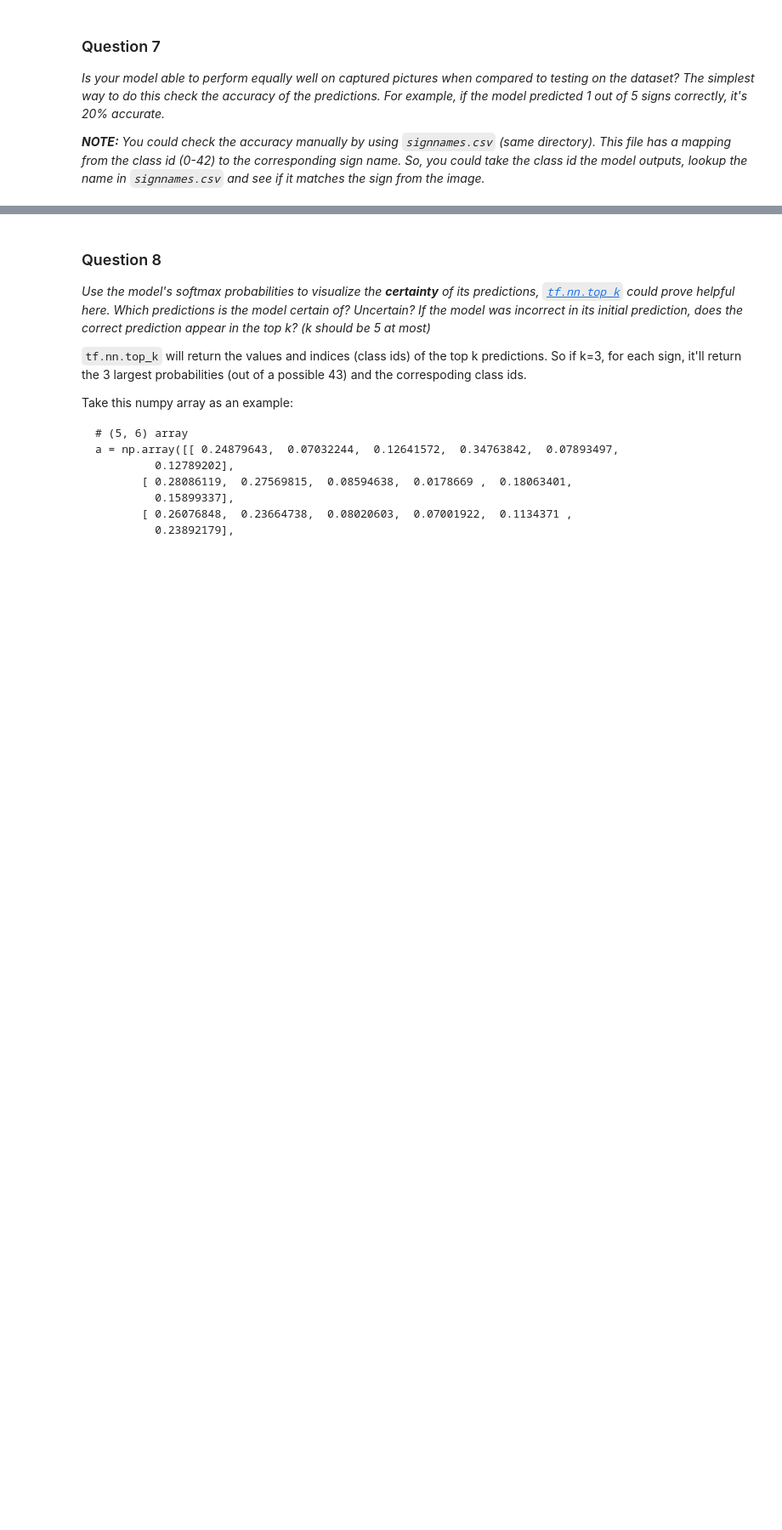
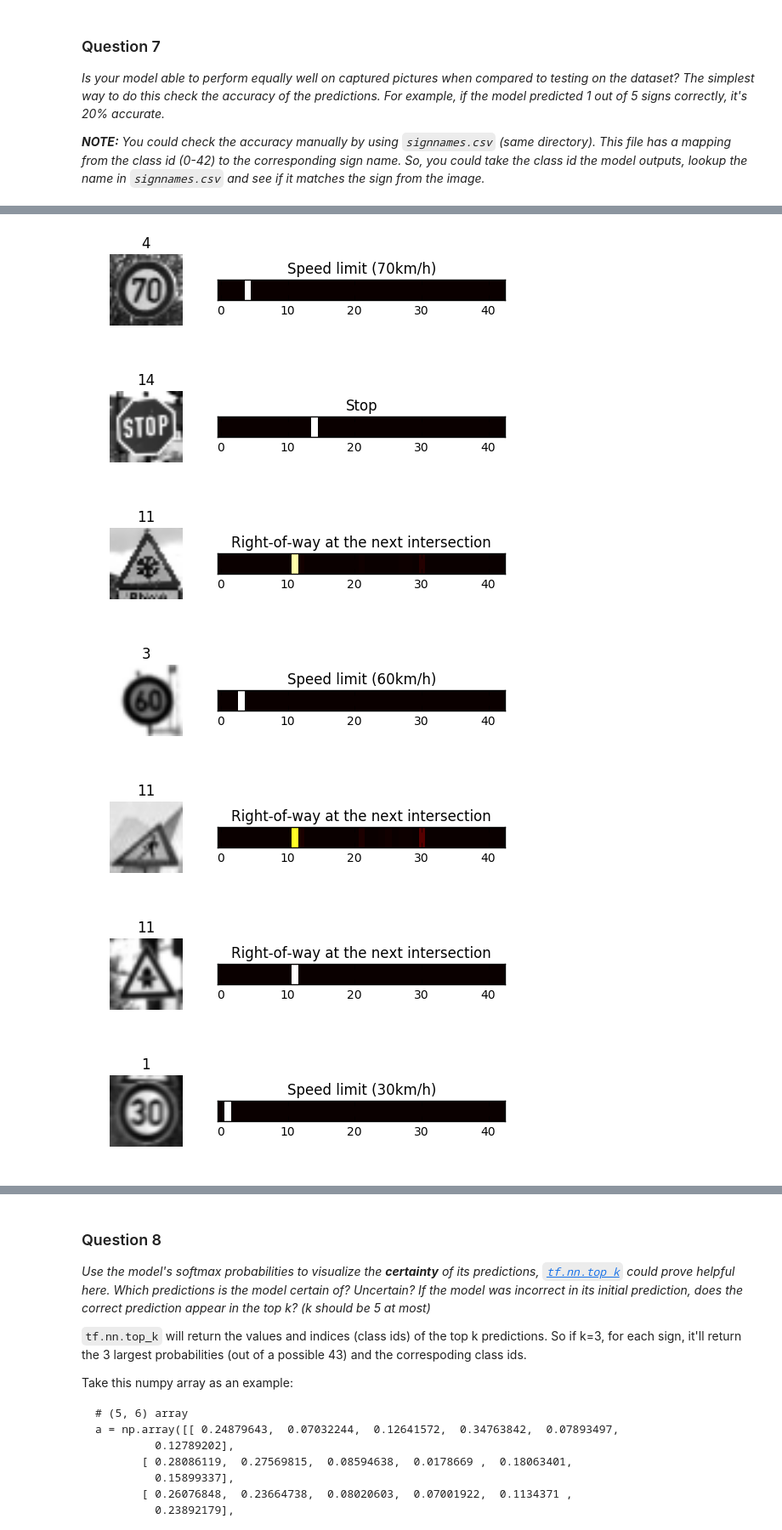
Before and after one commit to morbrian/CarND-Traffic-Sign-Classifier-Project, a Jupyter notebook: Traffic_Sign_Classifier.ipynb, the cells around one changed output, grey strips where cells are left out. Shown at 85% size. Cells and saved outputs as stored; diff of their text form; code cells hidden in the pictures; blank space fills up the shorter version.

Commit message:
all parts work ok. still need to clean it up, and would like to do more data prep and try out the test data set

```diff
--- a/Traffic_Sign_Classifier.ipynb
+++ b/Traffic_Sign_Classifier.ipynb
@@ -542,21 +535,18 @@ def predict(X_data, save_file):
     model = create_model()
     logits = LeNet(x, model)
     softmax = tf.nn.softmax(logits)
-    prediction = tf.argmax(softmax, 1)
-    sm_result = None
-    pred_result = None
+    result = None
     with tf.Session() as sess:
         saver = tf.train.Saver()
         saver.restore(sess, save_file)
         print('X_data shape: {}'.format(X_data.shape))
-
-        pred_result = sess.run(prediction, feed_dict={x: X_data, act1_keep_prob: 1.0, act2_keep_prob: 1.0, act3_keep_prob: 1.0, act4_keep_prob: 1.0})
-    return softmax, result
+        result = sess.run(softmax, feed_dict={x: X_data, act1_keep_prob: 1.0, act2_keep_prob: 1.0, act3_keep_prob: 1.0, act4_keep_prob: 1.0})
+    return result
 
 last_saved_file = 'lenet-traffic-signs-0.9318801099662885.ckpt'
-prediction = predict(web_images, '{}/{}'.format(os.getcwd(), last_saved_file))
+softmax_probs = predict(web_images, '{}/{}'.format(os.getcwd(), last_saved_file))
 
-index_prediction = prediction #.argmax(axis=1)
-for idx, name in zip(index_prediction, sign_names[index_prediction]):
+predicted_label_index = np.argmax(softmax_probs, axis=1)
+for idx, name in zip(predicted_label_index, sign_names[predicted_label_index]):
     print('{}: {}'.format(idx, name))
 # %% [output]
@@ -590,0 +576,36 @@ The model predicted 7/8 correctly, or 87.5% which is worse than the expected 93%
+# %%
+### Visualize the softmax probabilities here.
+### Feel free to use as many code cells as needed.
+
+from matplotlib import gridspec
+
+def visualize_prediction(pred, image, label_index, label_name, title, cmap='gray'):
+    fig = plt.figure()
+    fig.subplots_adjust(hspace=.5)
+
+    gs = gridspec.GridSpec(1, 2, width_ratios=[1, 4], height_ratios=[1,1])
+    subplot = plt.subplot(gs[0])
+    subplot.set_title(label_index)
+    subplot.axis('off')
+
+    if image.shape[2] == 1:
+        image = image[:,:,0] * 3
+    plt.imshow(image, cmap=cmap)
+
+    subplot = plt.subplot(gs[1])
+    subplot.set_title(label_name)
+    subplot.axes.get_yaxis().set_visible(False)
+    probs = np.array([pred, pred, pred])
+    plt.imshow(probs, interpolation='nearest', cmap='hot', vmin=0.0, vmax=1.0)
+
+predicted_label_index = np.argmax(softmax_probs, axis=1)
+for pred, image, label_index, lable_name, file_name in zip(softmax_probs, web_images, predicted_label_index, sign_names[predicted_label_index], web_file_names):
+    visualize_prediction(pred, image, label_index, lable_name, file_name)
+# %% [output]
+[figure, added]
+[figure, added]
+[figure, added]
+[figure, added]
+[figure, added]
+[figure, added]
+[figure, added]
```
Also changed, not shown: parts of 10 cells of this notebook, 1 other file.
